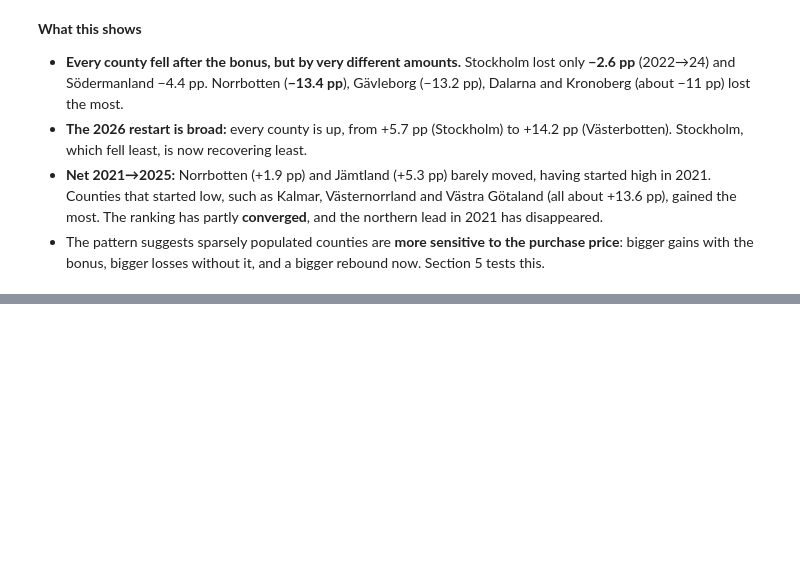
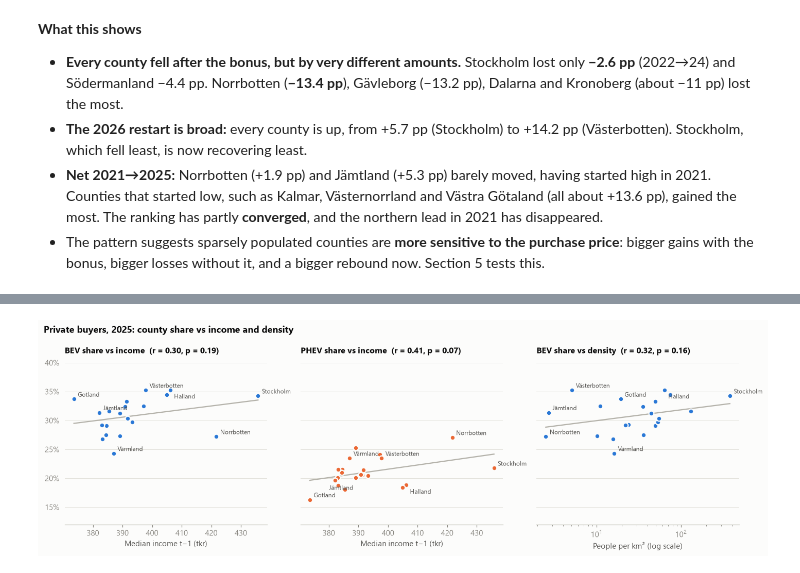
Before and after one commit to suv999/sweden-ev-adoption, a Jupyter notebook: notebooks/02_regional.ipynb, the cells around one changed output, grey strips where cells are left out. Cells and saved outputs as stored; diff of their text form; code cells hidden in the pictures; blank space fills up the shorter version.

```diff
--- a/notebooks/02_regional.ipynb
+++ b/notebooks/02_regional.ipynb
@@ -260,0 +276,40 @@ plt.show()
+# %%
+p = panel.sort_values(["county_code", "year"]).copy()
+p["inc_lag"] = p.groupby("county_code").median_income_tkr.shift(1)
+p = p[p.year.between(2021, LAST.year - 1)].copy()
+p["ln_inc"], p["ln_dens"] = np.log(p.inc_lag), np.log(p.pop_per_km2)
+p["norrland"] = p.county_code.isin(["21", "22", "23", "24", "25"]).astype(int)
+p["plugin_share"] = p.private_bev_share + p.private_phev_share
+assert p[["ln_inc", "private_bev_share"]].notna().all().all() and len(p) == 105
+
+c25 = p[p.year == LAST.year - 1].set_index("county_name")
+LABEL = ["Stockholm", "Norrbotten", "Värmland", "Halland", "Västerbotten", "Gotland", "Jämtland"]
+
+fig, axes = plt.subplots(1, 3, figsize=(13, 4.2), sharey=True)
+panels = [("inc_lag", "private_bev_share", "BEV share vs income", "Median income t−1 (tkr)", BLUE),
+          ("inc_lag", "private_phev_share", "PHEV share vs income", "Median income t−1 (tkr)", ORANGE),
+          ("pop_per_km2", "private_bev_share", "BEV share vs density", "People per km² (log scale)", BLUE)]
+for ax, (x, y, title, xl, color) in zip(axes, panels):
+    ax.scatter(c25[x], c25[y], s=40, color=color, edgecolor=SURFACE, linewidth=1.5, zorder=3)
+    xs = np.log(c25[x]) if x == "pop_per_km2" else c25[x]
+    r, pv = stats.pearsonr(xs, c25[y])
+    b = np.polyfit(xs, c25[y], 1)
+    grid = np.linspace(xs.min(), xs.max(), 50)
+    ax.plot(np.exp(grid) if x == "pop_per_km2" else grid, np.polyval(b, grid), color=GREY_LIGHT, lw=1.5, zorder=2)
+    nudge = {"Halland": (5, -11)} if y == "private_bev_share" else {"Jämtland": (-8, -12), "Halland": (5, -11)}
+    for name in LABEL:
+        ax.annotate(name, (c25.loc[name, x], c25.loc[name, y]), xytext=nudge.get(name, (5, 3)),
+                    textcoords="offset points", fontsize=8, color=INK2)
+    if x == "pop_per_km2":
+        ax.set_xscale("log")
+    ax.set_title(f"{title}  (r = {r:.2f}, p = {pv:.2f})", fontsize=10.5)
+    ax.set_xlabel(xl)
+    ax.yaxis.set_major_formatter(PCT)
+axes[0].set_ylim(0.12, 0.40)
+fig.suptitle("Private buyers, 2025: county share vs income and density", x=0.01, ha="left",
+             fontweight="bold", fontsize=12)
+fig.tight_layout()
+viz.save(fig, "02_correlates_2025", FIGS)
+plt.show()
+# %% [output]
+[figure, added]
```
Also changed, not shown: parts of 6 cells of this notebook, 2 other files.
